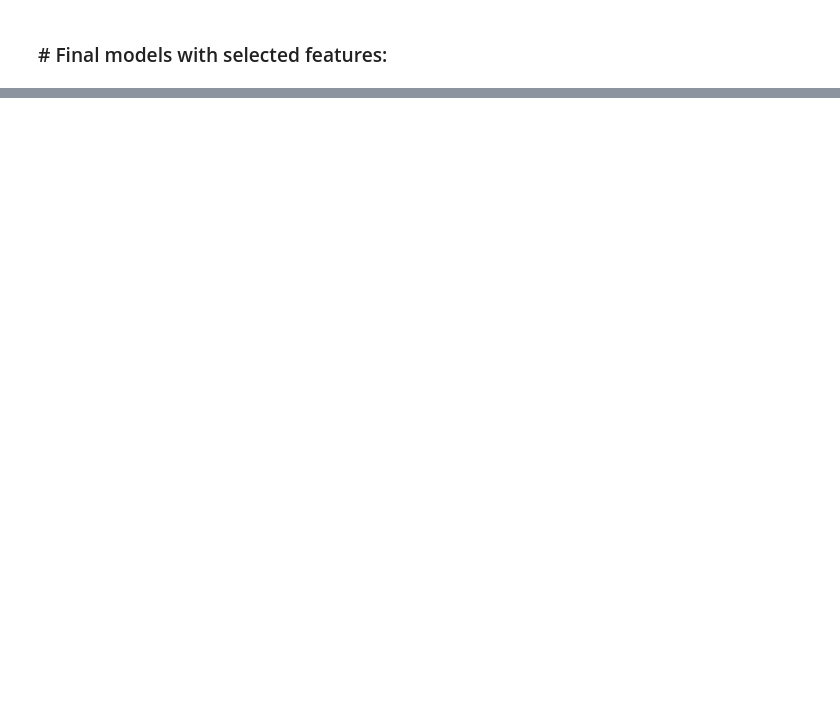
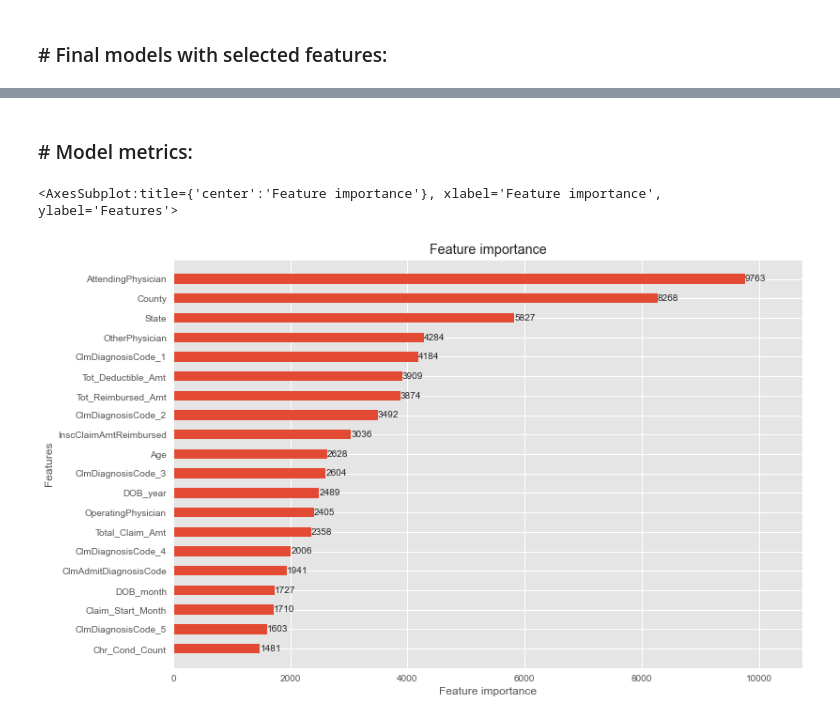
Before and after one commit to suhitasva/Capstone_Project, a Jupyter notebook: LightGBM_models.ipynb, the cells around one changed output, grey strips where cells are left out. Cells and saved outputs as stored; diff of their text form; code cells hidden in the pictures; blank space fills up the shorter version.

Commit message:
Visualized feature importances, ran full model metrics and looked at SHAP graphs

```diff
--- a/LightGBM_models.ipynb
+++ b/LightGBM_models.ipynb
@@ -448,0 +547,7 @@ model_results(trainX_BSM[selected_feat2], trainY_BSM, testX_BSM[selected_feat2],
+# %% [markdown]
+### # Model metrics:
+# %%
+lgb.plot_importance(lgb_sm,height=.5,figsize=(12,8))
+# %% [output]
+<AxesSubplot:title={'center':'Feature importance'}, xlabel='Feature importance', ylabel='Features'>
+[figure, added]
```
Also changed, not shown: parts of 32 cells of this notebook.
